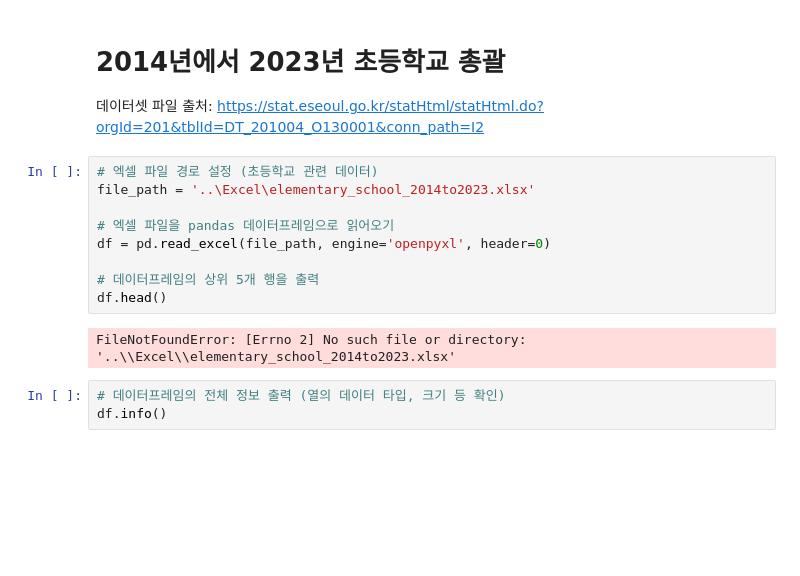
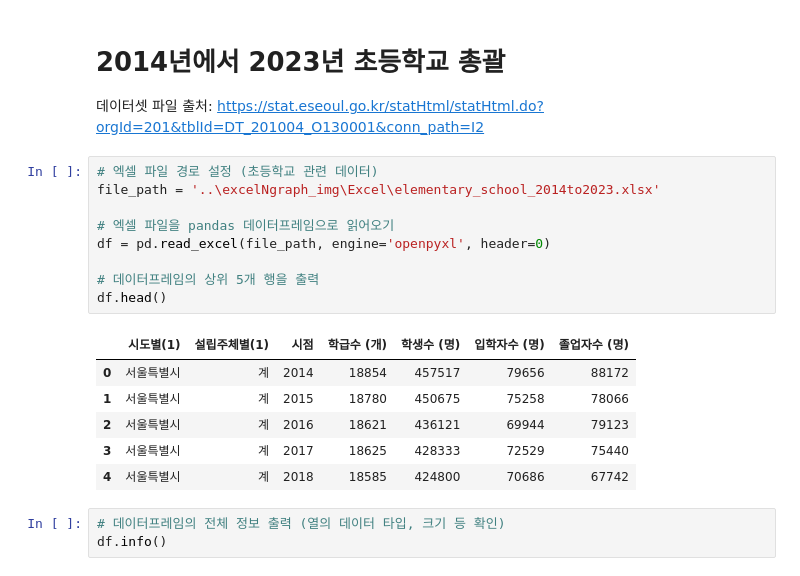
Before and after one commit to IAMKIMEUNSEO/Elementary-Multicultural-Policies, a Jupyter notebook: Python/korea_school.ipynb, the cells around one changed output. Drawn from its saved outputs; the diff is of its cells as text; blank space fills up the shorter version.

```diff
--- a/Python/korea_school.ipynb
+++ b/Python/korea_school.ipynb
@@ -21,15 +21,20 @@ rc('font', family=font_name)
 데이터셋 파일 출처: https://stat.eseoul.go.kr/statHtml/statHtml.do?orgId=201&tblId=DT_201004_O130001&conn_path=I2
 # %%
 # 엑셀 파일 경로 설정 (초등학교 관련 데이터)
-file_path = '..\Excel\elementary_school_2014to2023.xlsx'
+file_path = '..\excelNgraph_img\Excel\elementary_school_2014to2023.xlsx'
 
 # 엑셀 파일을 pandas 데이터프레임으로 읽어오기
 df = pd.read_excel(file_path, engine='openpyxl', header=0)
 
 # 데이터프레임의 상위 5개 행을 출력
 df.head()
 # %% [output]
-FileNotFoundError: [Errno 2] No such file or directory: '..\\Excel\\elementary_school_2014to2023.xlsx'
+|  | 시도별(1) | 설립주체별(1) | 시점 | 학급수 (개) | 학생수 (명) | 입학자수 (명) | 졸업자수 (명) |
+| 0 | 서울특별시 | 계 | 2014 | 18854 | 457517 | 79656 | 88172 |
+| 1 | 서울특별시 | 계 | 2015 | 18780 | 450675 | 75258 | 78066 |
+| 2 | 서울특별시 | 계 | 2016 | 18621 | 436121 | 69944 | 79123 |
+| 3 | 서울특별시 | 계 | 2017 | 18625 | 428333 | 72529 | 75440 |
+| 4 | 서울특별시 | 계 | 2018 | 18585 | 424800 | 70686 | 67742 |
 # %%
 # 데이터프레임의 전체 정보 출력 (열의 데이터 타입, 크기 등 확인)
 df.info()
```
Also changed, not shown: parts of 2 cells of this notebook.
